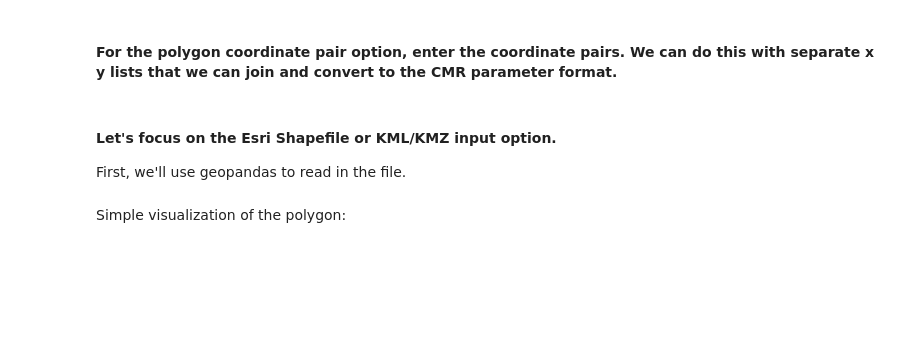
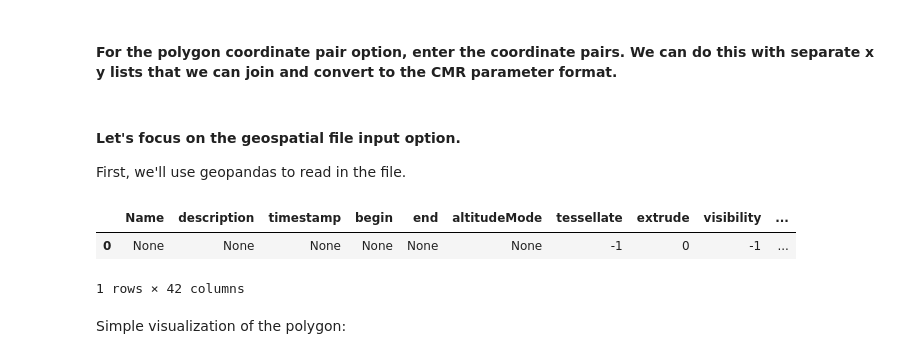
Before and after one commit to ICESAT-2HackWeek/data-access, a Jupyter notebook: notebooks/NSIDC DAAC ICESat-2 Customize and Access-rendered.ipynb, the cells around one changed output. Cells and saved outputs as stored; diff of their text form; code cells hidden in the pictures; blank space fills up the shorter version.

```diff
--- a/notebooks/NSIDC DAAC ICESat-2 Customize and Access-rendered.ipynb
+++ b/notebooks/NSIDC DAAC ICESat-2 Customize and Access-rendered.ipynb
@@ -250,16 +246,21 @@ print(temporal)
 # aoi = '2'
 # %% [markdown]
-#### Let's focus on the Esri Shapefile or KML/KMZ input option.
+#### Let's focus on the geospatial file input option.
 
 First, we'll use geopandas to read in the file.
 # %%
 # Use geopandas to read in polygon file
-# Note: a shapefile or geojson could be substituted here.
+# Note: a shapefile or geojson, or almost any other vector-based spatial data format could be substituted here.
 
 kml_filepath = str('/home/jovyan/data-access/pine_island_glims/glims_polygons.kml')
 
 #Return a GeoDataFrame object
 gdf = gpd.read_file(kml_filepath)
+gdf.head()
+# %% [output]
+|  | Name | description | timestamp | begin | end | altitudeMode | tessellate | extrude | visibility | ... |
+| 0 | None | None | None | None | None | None | -1 | 0 | -1 | ... |
+1 rows × 42 columns
 # %% [markdown]
 Simple visualization of the polygon:
 # %%
```
Also changed, not shown: parts of 28 cells of this notebook, 10 other files.
